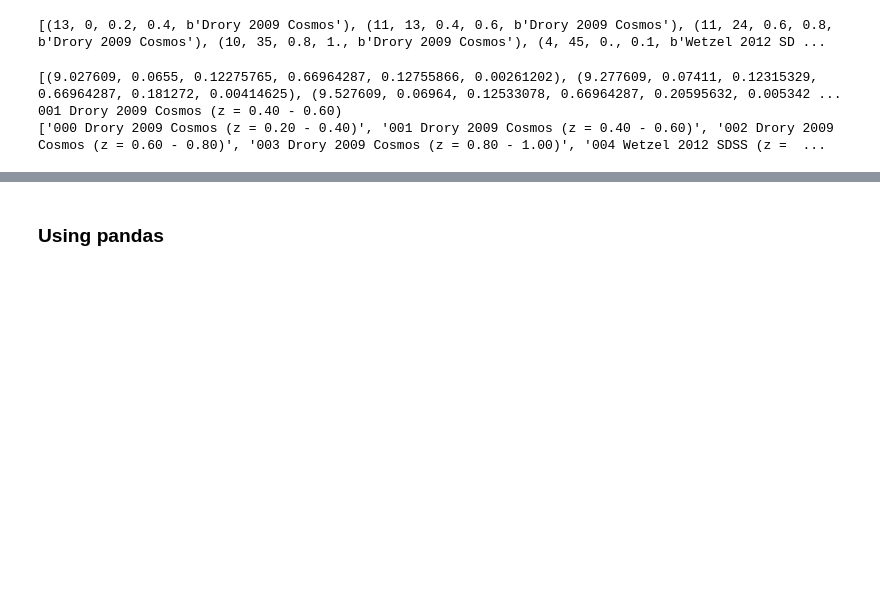
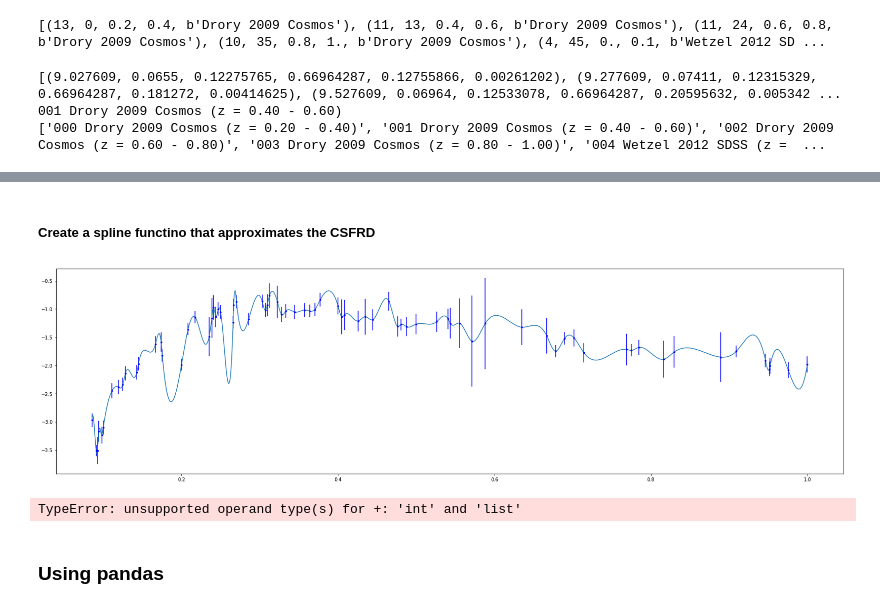
Before and after one commit to magnus-lindstrom/masters-project-galaxy-formation, a Jupyter notebook: code/non_network_notebooks/create_mock_and_real_obs_data.ipynb, the cells around one changed output, grey strips where cells are left out. Saved outputs shown, nothing was run; the diff lists cells and outputs as text; code cells hidden in the pictures; blank space fills up the shorter version.

```diff
--- a/code/non_network_notebooks/create_mock_and_real_obs_data.ipynb
+++ b/code/non_network_notebooks/create_mock_and_real_obs_data.ipynb
@@ -534,8 +553,8 @@ for i_key, key in enumerate(list(data)):
         scale_factor = 1 / (1 + redshift)
 
         if scale_factor >= min_scalefactor and scale_factor <= max_scalefactor:
-            if list(sets)[i_key][-1] not in observable_data['surveys']:
-                observable_data['surveys'].append(list(sets)[i_key][-1])
+            if key not in observable_data['surveys']:
+                observable_data['surveys'].append(key)
             observable_data['scale_factor'].append(scale_factor)
             observable_data['stellar_masses'].append(data_point[3])
             observable_data['ssfr'].append(data_point[1])
@@ -648,0 +675,9 @@ print(len(observable_data['errors']))
+# %%
+filename = '/home/magnus/data/observational_data/all_data.h5'
+file = h5py.File(filename, 'r')
+
+# Get the universe
+universe_0 = file['Universe_0']
+#universe_0?
+# List all objects in the universe
+print("Keys: ", list(universe_0.keys()))
@@ -648,0 +686,11 @@ print(len(observable_data['errors']))
+# %%
+# Get the CSFRD objects from the universe
+csfrd = universe_0['CSFRD']
+# List all objects
+print("Keys: ", list(fq.keys()))
+# Get the dataset 'Data'
+data = csfrd['Data']
+print("Keys of Data: ", list(data.keys()))
+data_keys = list(data.keys())
+model = csfrd['Model']
+sets = csfrd['Sets']
@@ -649,3 +757,32 @@ print(len(observable_data['errors']))
+# %% [markdown]
+##### Create a spline functino that approximates the CSFRD
+# %%
+sorted_x = []
+sorted_y = []
+errs = []
+
+for csfrd_, scale_factor, err in zip(observable_data['csfrd'], observable_data['scale_factor'], observable_data['errors']):
+    if scale_factor not in sorted_x:
+        sorted_x.append(scale_factor)
+        sorted_y.append(csfrd_)
+        errs.append(err)
+sort_inds = np.argsort(sorted_x)
+sorted_x = np.array(sorted_x)[sort_inds]
+sorted_y = np.array(sorted_y)[sort_inds]
+spline_func = interp1d(sorted_x, sorted_y, kind='cubic')
+new_x_points = np.linspace(np.min(observable_data['scale_factor']), np.max(observable_data['scale_factor']), 1000)
+fig = plt.figure(figsize=(30,8))
+plt.errorbar(sorted_x, sorted_y, yerr=errs, fmt='bo', markersize=3)
+plt.plot(new_x_points, spline_func(new_x_points))
+plt.show()
+# %% [output]
+[figure, added]
+# %%
+a = [1,2,3,4]
+b = 1 / (1 + a)
+print(b)
+# %% [output]
+TypeError: unsupported operand type(s) for +: 'int' and 'list'
 # %% [markdown]
 ### Using pandas
 # %%
```
Also changed, not shown: parts of 13 cells of this notebook, 9 other files.
